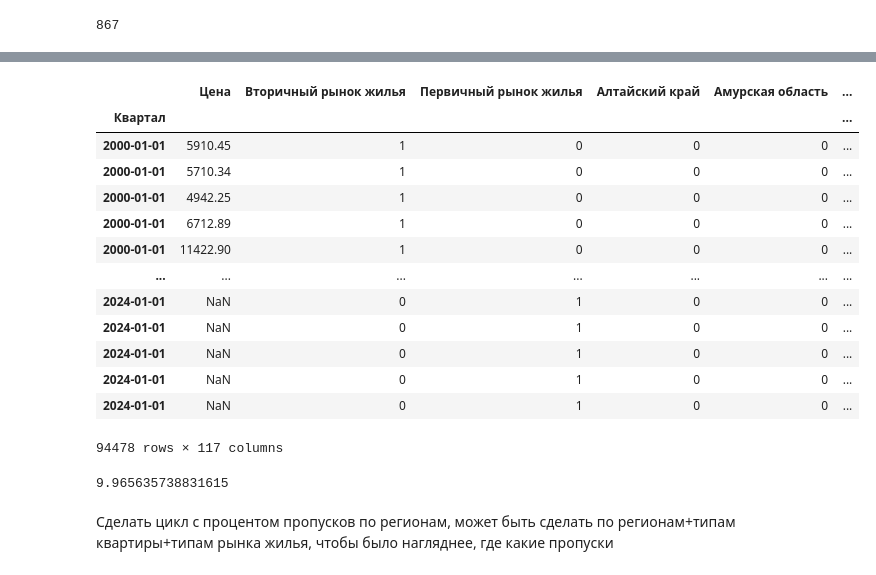
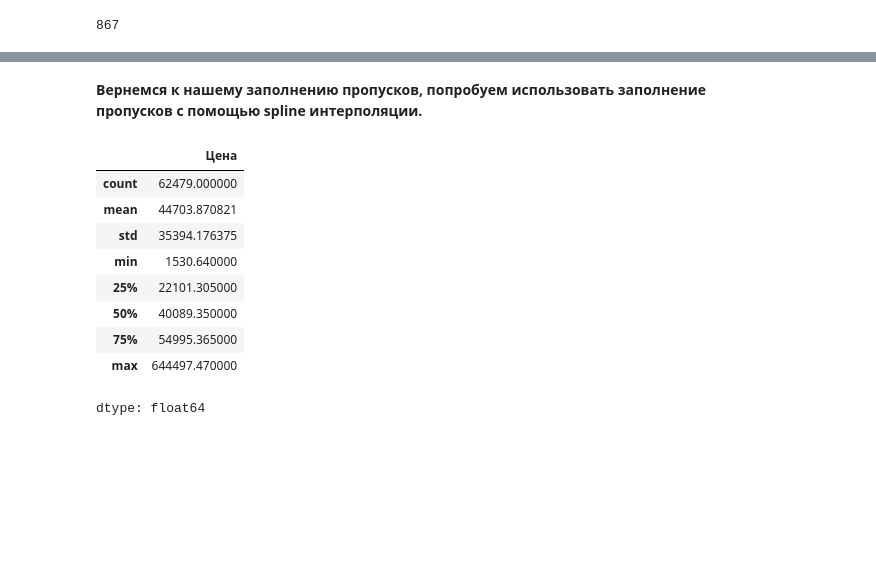
Before and after one commit to Nikarashi/Forecasting-a-Time-Series-of-Real-Estate-Prices, a Jupyter notebook: data_preprocessing.ipynb, the cells around one changed output, grey strips where cells are left out. Drawn from its saved outputs; the diff is of its cells as text; code cells hidden in the pictures; blank space fills up the shorter version.

```diff
--- a/data_preprocessing.ipynb
+++ b/data_preprocessing.ipynb
@@ -69 +92,3 @@ df_melted
+# %%
+df_melted['Цена'] = df_melted['Цена'].replace(0, np.nan)
 # %% [markdown]
@@ -217,0 +243,21 @@ df_melted = df_melted.set_index('Квартал')
+# %%
+percentages_missing = {}
+
+regions = df_melted.columns.tolist()
+markets = ['Вторичный рынок жилья', 'Первичный рынок жилья']
+type_apartments = ['Все типы квартир', 'Квартиры среднего качества (типовые)', 'Низкого качества', 'Улучшенного качества', 'Элитные квартиры']
+
+for region in df_melted.columns:
+  if region not in ['Цена'] + markets + type_apartments:
+    for market in markets:
+      for type_apartment in type_apartments:
+        mask = (df_melted[region] == 1) & (df_melted[market] == 1) & (df_melted[type_apartment] == 1)
+        filtered_df = df_melted.loc[mask]
+
+        if len(filtered_df) > 0:# если таких строк нет, то не считать
+          percentage_missing = (filtered_df['Цена'].isna().sum()) / len(filtered_df) *100
+          percentages_missing[region+'--'+market+'--'+type_apartment] = percentage_missing
+
+
+for region, percentage in percentages_missing.items():
+  print(f"{region}: {percentage:.2f}% пропущенных значений'")
@@ -217,0 +286,12 @@ df_melted = df_melted.set_index('Квартал')
+# %%
+сombinations_to_remove = []
+
+for region, percentage in percentages_missing.items():
+    if percentage > 50:
+        сombinations_to_remove.append(region)
+
+for combination in сombinations_to_remove:
+  region, market, type_apartment = combination.split('--')
+  mask = (df_melted[region]==1) & (df_melted[market]==1) & (df_melted[type_apartment]==1)
+
+  df_melted = df_melted.loc[~mask]
@@ -218,23 +376,17 @@ df_melted = df_melted.set_index('Квартал')
+# %% [markdown]
+**Вернемся к нашему заполнению пропусков, попробуем использовать заполнение пропусков с помощью spline интерполяции.**
+# %%
+df_melted.drop('index',axis=1, inplace=True)
 # %%
-df_melted
+df_melted.Цена.describe()
 # %% [output]
-|  | Цена | Вторичный рынок жилья | Первичный рынок жилья | Алтайский край | Амурская область | ... |
-| Квартал |  |  |  |  |  | ... |
-| 2000-01-01 | 5910.45 | 1 | 0 | 0 | 0 | ... |
-| 2000-01-01 | 5710.34 | 1 | 0 | 0 | 0 | ... |
-| 2000-01-01 | 4942.25 | 1 | 0 | 0 | 0 | ... |
-| 2000-01-01 | 6712.89 | 1 | 0 | 0 | 0 | ... |
-| 2000-01-01 | 11422.90 | 1 | 0 | 0 | 0 | ... |
-| ... | ... | ... | ... | ... | ... | ... |
-| 2024-01-01 | NaN | 0 | 1 | 0 | 0 | ... |
-| 2024-01-01 | NaN | 0 | 1 | 0 | 0 | ... |
-| 2024-01-01 | NaN | 0 | 1 | 0 | 0 | ... |
-| 2024-01-01 | NaN | 0 | 1 | 0 | 0 | ... |
-| 2024-01-01 | NaN | 0 | 1 | 0 | 0 | ... |
+|  | Цена |
+| count | 62479.000000 |
+| mean | 44703.870821 |
+| std | 35394.176375 |
+| min | 1530.640000 |
+| 25% | 22101.305000 |
+| 50% | 40089.350000 |
+| 75% | 54995.365000 |
+| max | 644497.470000 |
-94478 rows × 117 columns
+dtype: float64
-# %%
-(df_melted.loc[df_melted['Астраханская область']==1, 'Цена'].isna().sum())/len(df_melted.loc[df_melted['Астраханская область']==1]) * 100
-# %% [output]
-9.965635738831615
-# %% [markdown]
-Сделать цикл с процентом пропусков по регионам, может быть сделать по регионам+типам квартиры+типам рынка жилья, чтобы было нагляднее, где какие пропуски
```
Also changed, not shown: parts of 31 cells of this notebook.
